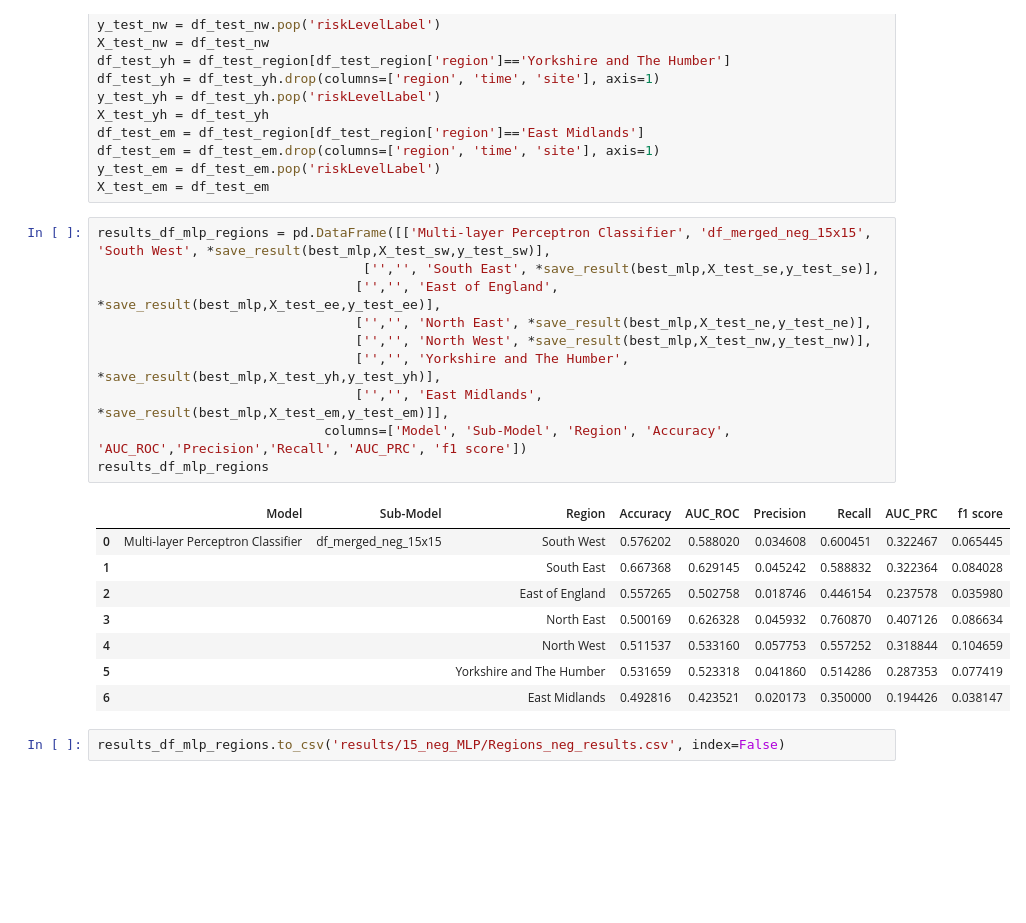
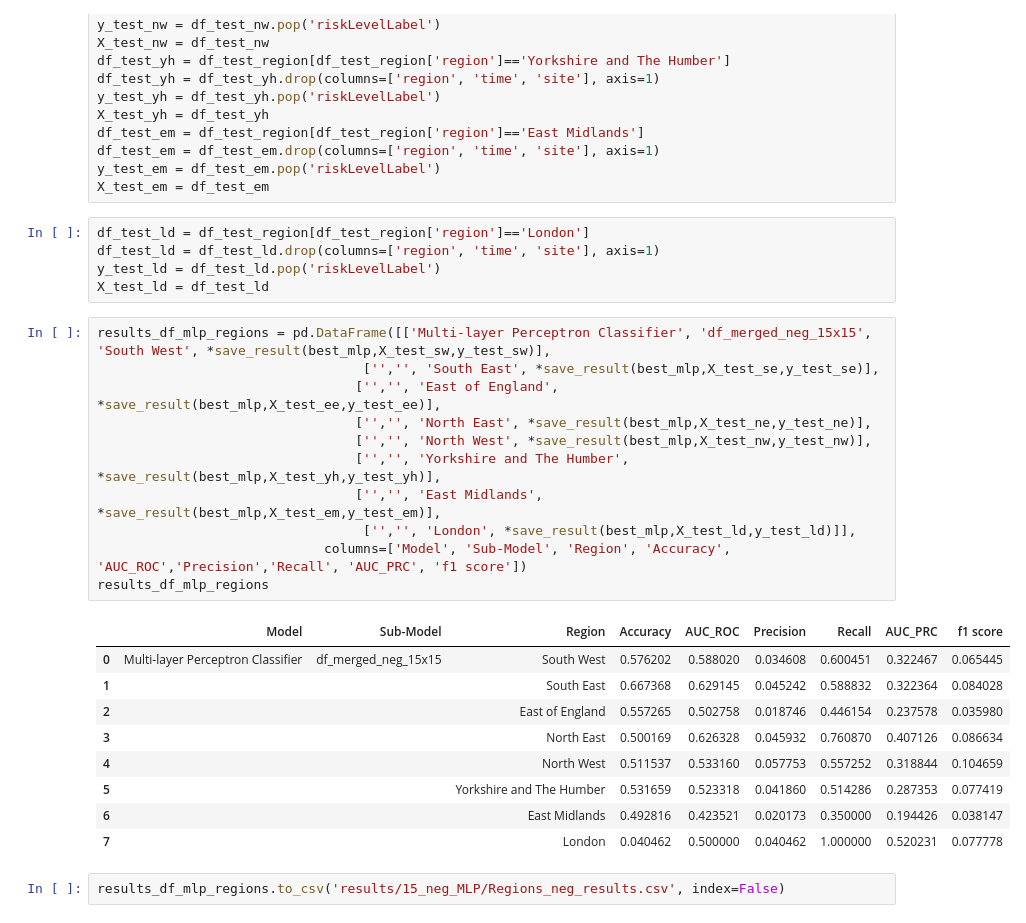
Before and after one commit to lse-st498/P6_WaterPollution_2022_23, a Jupyter notebook: MLP_for S3_neg.ipynb, the cells around one changed output. Cells and saved outputs as stored; diff of their text form; blank space fills up the shorter version.

```diff
--- a/MLP_for S3_neg.ipynb
+++ b/MLP_for S3_neg.ipynb
@@ -425,25 +435,32 @@ df_test_em = df_test_region[df_test_region['region']=='East Midlands']
 df_test_em = df_test_em.drop(columns=['region', 'time', 'site'], axis=1)
 y_test_em = df_test_em.pop('riskLevelLabel')
 X_test_em = df_test_em
+# %%
+df_test_ld = df_test_region[df_test_region['region']=='London']
+df_test_ld = df_test_ld.drop(columns=['region', 'time', 'site'], axis=1)
+y_test_ld = df_test_ld.pop('riskLevelLabel')
+X_test_ld = df_test_ld
 # %%
 results_df_mlp_regions = pd.DataFrame([['Multi-layer Perceptron Classifier', 'df_merged_neg_15x15', 'South West', *save_result(best_mlp,X_test_sw,y_test_sw)],
                                   ['','', 'South East', *save_result(best_mlp,X_test_se,y_test_se)],
                                  ['','', 'East of England', *save_result(best_mlp,X_test_ee,y_test_ee)],
                                  ['','', 'North East', *save_result(best_mlp,X_test_ne,y_test_ne)],
                                  ['','', 'North West', *save_result(best_mlp,X_test_nw,y_test_nw)],
                                  ['','', 'Yorkshire and The Humber', *save_result(best_mlp,X_test_yh,y_test_yh)],
-                                 ['','', 'East Midlands', *save_result(best_mlp,X_test_em,y_test_em)]],
+                                 ['','', 'East Midlands', *save_result(best_mlp,X_test_em,y_test_em)],
+                                  ['','', 'London', *save_result(best_mlp,X_test_ld,y_test_ld)]],
                              columns=['Model', 'Sub-Model', 'Region', 'Accuracy', 'AUC_ROC','Precision','Recall', 'AUC_PRC', 'f1 score'])
 results_df_mlp_regions
 # %% [output]
 |  | Model | Sub-Model | Region | Accuracy | AUC_ROC | Precision | Recall | AUC_PRC | f1 score |
 | 0 | Multi-layer Perceptron Classifier | df_merged_neg_15x15 | South West | 0.576202 | 0.588020 | 0.034608 | 0.600451 | 0.322467 | 0.065445 |
 | 1 |  |  | South East | 0.667368 | 0.629145 | 0.045242 | 0.588832 | 0.322364 | 0.084028 |
 | 2 |  |  | East of England | 0.557265 | 0.502758 | 0.018746 | 0.446154 | 0.237578 | 0.035980 |
 | 3 |  |  | North East | 0.500169 | 0.626328 | 0.045932 | 0.760870 | 0.407126 | 0.086634 |
 | 4 |  |  | North West | 0.511537 | 0.533160 | 0.057753 | 0.557252 | 0.318844 | 0.104659 |
 | 5 |  |  | Yorkshire and The Humber | 0.531659 | 0.523318 | 0.041860 | 0.514286 | 0.287353 | 0.077419 |
 | 6 |  |  | East Midlands | 0.492816 | 0.423521 | 0.020173 | 0.350000 | 0.194426 | 0.038147 |
+| 7 |  |  | London | 0.040462 | 0.500000 | 0.040462 | 1.000000 | 0.520231 | 0.077778 |
 # %%
 results_df_mlp_regions.to_csv('results/15_neg_MLP/Regions_neg_results.csv', index=False)
 # %% [markdown]
```
Also changed, not shown: parts of 20 cells of this notebook, 3 other files.
